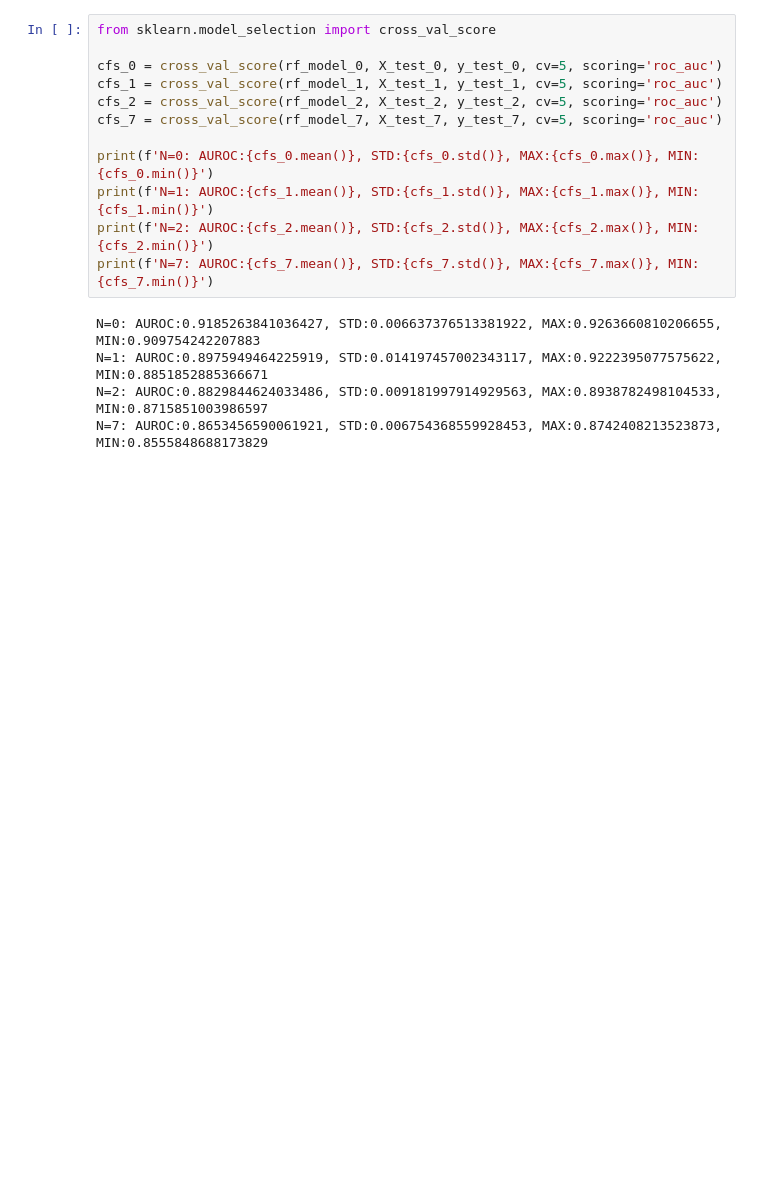
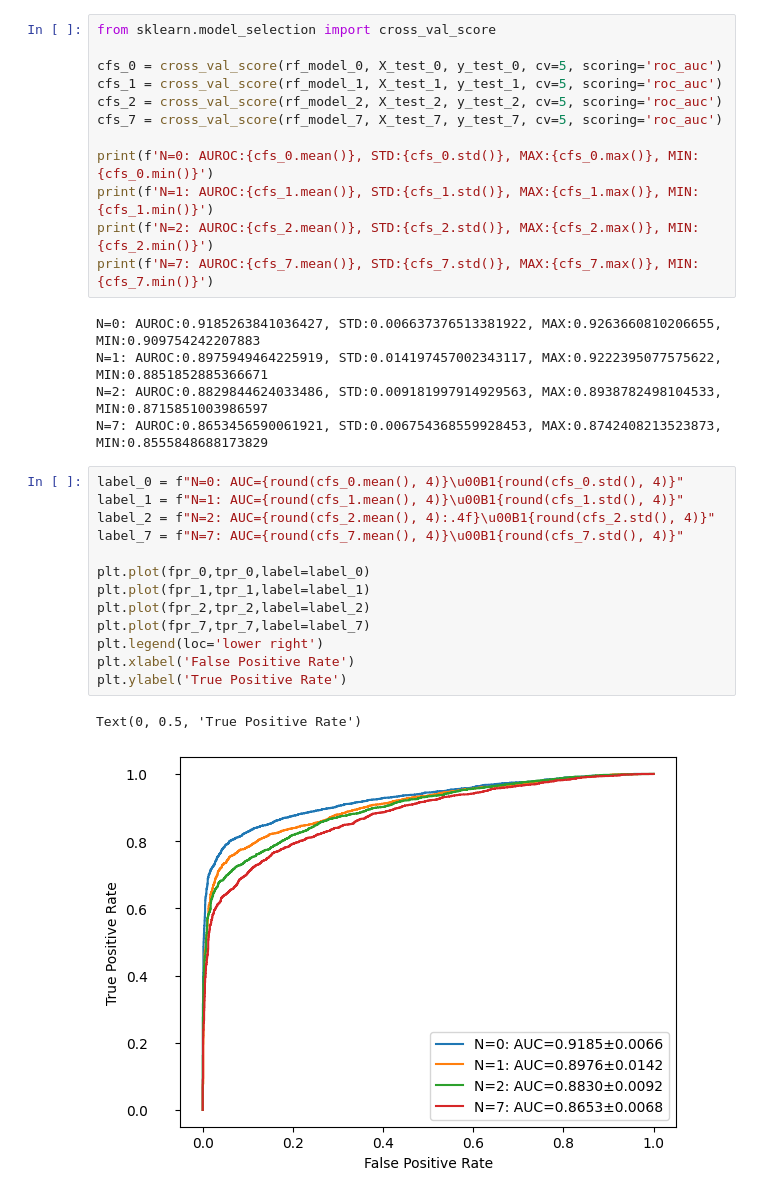
Before and after one commit to mclean-a/com748, a Jupyter notebook: src/machine_learning/random_forrest.ipynb, the cells around one changed output. Drawn from its saved outputs; the diff is of its cells as text; blank space fills up the shorter version.

Commit message:
rf plots

```diff
--- a/src/machine_learning/random_forrest.ipynb
+++ b/src/machine_learning/random_forrest.ipynb
@@ -371,3 +360,19 @@ N=0: AUROC:0.9185263841036427, STD:0.006637376513381922, MAX:0.9263660810206655,
 N=1: AUROC:0.8975949464225919, STD:0.014197457002343117, MAX:0.9222395077575622, MIN:0.8851852885366671
 N=2: AUROC:0.8829844624033486, STD:0.009181997914929563, MAX:0.8938782498104533, MIN:0.8715851003986597
 N=7: AUROC:0.8653456590061921, STD:0.006754368559928453, MAX:0.8742408213523873, MIN:0.8555848688173829
+# %%
+label_0 = f"N=0: AUC={round(cfs_0.mean(), 4)}\u00B1{round(cfs_0.std(), 4)}"
+label_1 = f"N=1: AUC={round(cfs_1.mean(), 4)}\u00B1{round(cfs_1.std(), 4)}"
+label_2 = f"N=2: AUC={round(cfs_2.mean(), 4):.4f}\u00B1{round(cfs_2.std(), 4)}"
+label_7 = f"N=7: AUC={round(cfs_7.mean(), 4)}\u00B1{round(cfs_7.std(), 4)}"
+
+plt.plot(fpr_0,tpr_0,label=label_0)
+plt.plot(fpr_1,tpr_1,label=label_1)
+plt.plot(fpr_2,tpr_2,label=label_2)
+plt.plot(fpr_7,tpr_7,label=label_7)
+plt.legend(loc='lower right')
+plt.xlabel('False Positive Rate')
+plt.ylabel('True Positive Rate')
+# %% [output]
+Text(0, 0.5, 'True Positive Rate')
+[figure, added]
```
Also changed, not shown: parts of 4 cells of this notebook, 1 other file.
